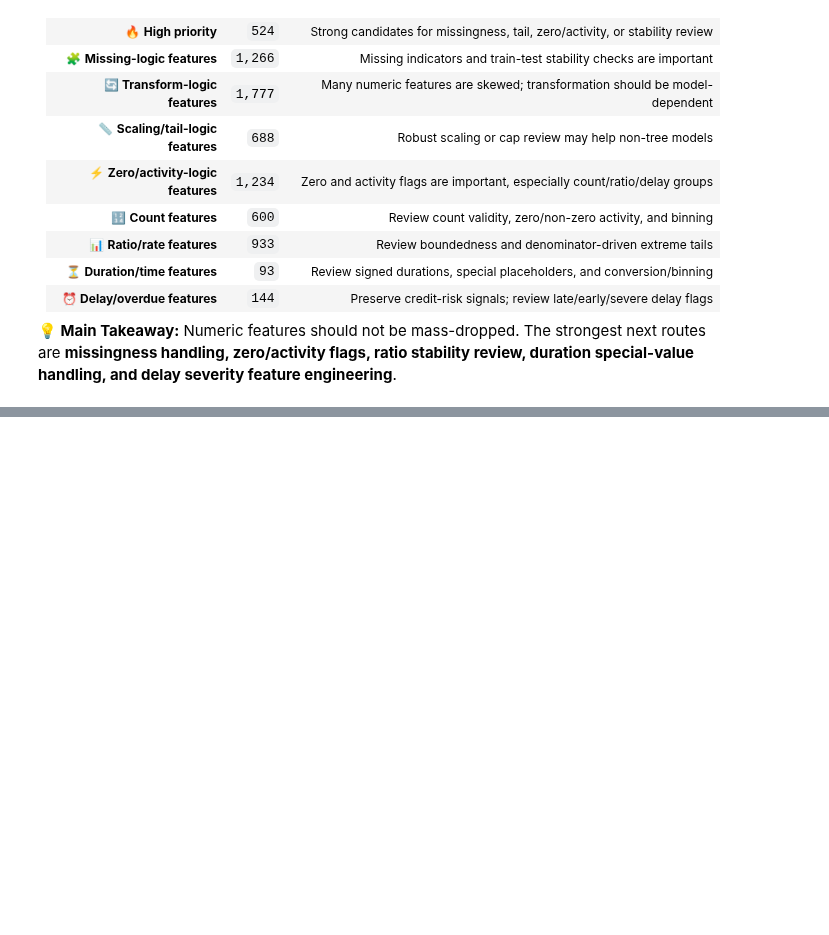
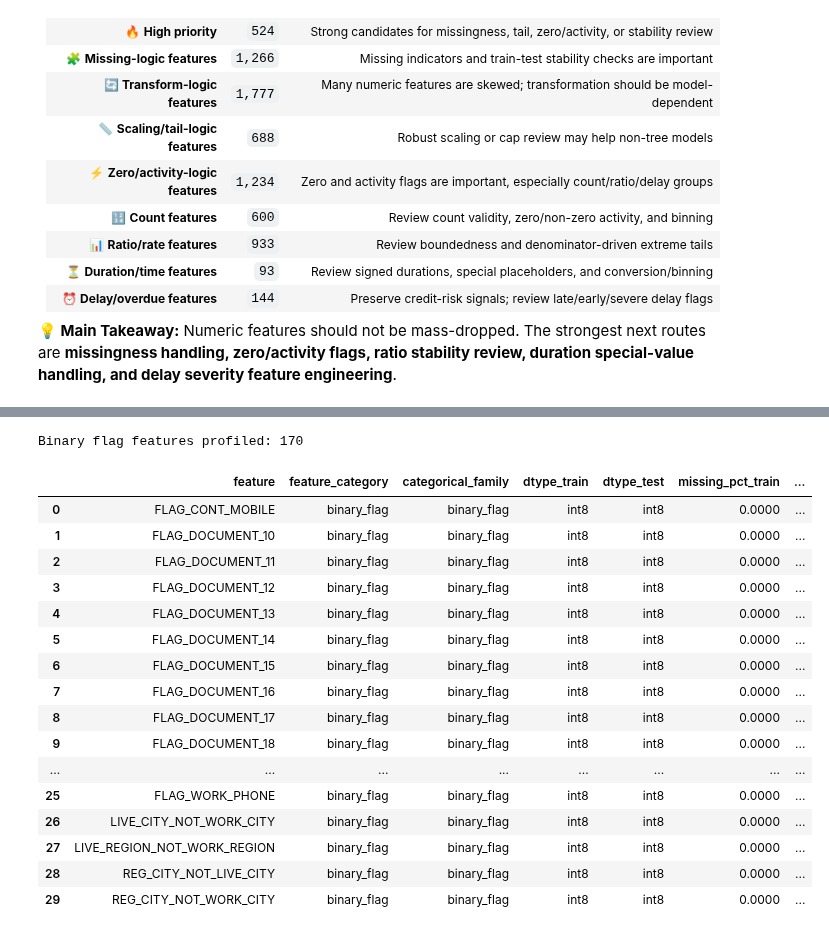
Before and after one commit to kawsar07ahmmed0712-rgb/Credit_Default_Risk, a Jupyter notebook: Notebook/2.Univariate_EDA.ipynb, the cells around one changed output, grey strips where cells are left out. Saved outputs shown, nothing was run; the diff lists cells and outputs as text; code cells hidden in the pictures; blank space fills up the shorter version.

```diff
--- a/Notebook/2.EDA.ipynb
+++ b/Notebook/2.Univariate_EDA.ipynb
@@ -2360,0 +2130,17 @@ Critical priority features: 310
+# %%
+categorical_base = pd.DataFrame([
+    {
+        "feature": feature, "feature_category": feature_category, "categorical_family": categorical_family,
+        "train_present": feature in train_df.columns, "test_present": feature in test_df.columns,
+        "dtype_train": str(train_df[feature].dtype) if feature in train_df.columns else "not_present",
+        "dtype_test": str(test_df[feature].dtype) if feature in test_df.columns else "not_present"
+    }
+    for feature_category, (list_name, categorical_family) in CATEGORICAL_CATEGORY_CONFIG.items()
+    for feature in feature_lists.get(list_name, [])
+    if feature not in [ID_COL, TARGET_COL]
+]).drop_duplicates(subset="feature").reset_index(drop=True)
+
+categorical_features = categorical_base["feature"].tolist()
+
+print(f"Binary / categorical features prepared: {len(categorical_features)}")
+categorical_base["categorical_family"].value_counts()
@@ -2360,0 +2164,48 @@ Critical priority features: 310
+# %%
+binary_flag_features = categorical_base.loc[categorical_base["categorical_family"].eq("binary_flag"), "feature"].tolist()
+
+def binary_flag_info_row(feature):
+    s = train_df[feature]
+    t = test_df[feature] if feature in test_df.columns else pd.Series(dtype=s.dtype)
+
+    s_non_null, t_non_null = s.dropna(), t.dropna()
+    s_value_pct = s_non_null.value_counts(normalize=True) * 100
+    t_value_pct = t_non_null.value_counts(normalize=True) * 100
+
+    return {
+        "feature": feature, "feature_category": "binary_flag", "categorical_family": "binary_flag",
+        "dtype_train": str(s.dtype), "dtype_test": str(t.dtype) if len(t) else "not_present",
+        "missing_pct_train": s.isna().mean() * 100, "missing_pct_test": t.isna().mean() * 100 if len(t) else np.nan,
+        "n_unique_train": s.nunique(dropna=True), "n_unique_test": t.nunique(dropna=True) if len(t) else np.nan,
+        "zero_pct_train": s_value_pct.get(0, 0), "one_pct_train": s_value_pct.get(1, 0),
+        "zero_pct_test": t_value_pct.get(0, 0), "one_pct_test": t_value_pct.get(1, 0),
+        "one_pct_gap": abs(s_value_pct.get(1, 0) - t_value_pct.get(1, 0)) if len(t) else np.nan,
+        "top_value_train": s_value_pct.index[0] if len(s_value_pct) else np.nan, "top_value_pct_train": s_value_pct.iloc[0] if len(s_value_pct) else np.nan,
+        "top_value_test": t_value_pct.index[0] if len(t_value_pct) else np.nan, "top_value_pct_test": t_value_pct.iloc[0] if len(t_value_pct) else np.nan,
+        "constant_train": s.nunique(dropna=False) <= 1, "constant_test": t.nunique(dropna=False) <= 1 if len(t) else np.nan,
+        "sample_values": " | ".join(s_non_null.drop_duplicates().head(10).astype(str).tolist())
+    }
+
+binary_flag_info = pd.DataFrame([binary_flag_info_row(feature) for feature in binary_flag_features])
+
+print(f"Binary flag features profiled: {binary_flag_info.shape[0]}")
+binary_flag_info.head(30)
+# %% [output]
+Binary flag features profiled: 170
+|  | feature | feature_category | categorical_family | dtype_train | dtype_test | missing_pct_train | ... |
+| 0 | FLAG_CONT_MOBILE | binary_flag | binary_flag | int8 | int8 | 0.0000 | ... |
+| 1 | FLAG_DOCUMENT_10 | binary_flag | binary_flag | int8 | int8 | 0.0000 | ... |
+| 2 | FLAG_DOCUMENT_11 | binary_flag | binary_flag | int8 | int8 | 0.0000 | ... |
+| 3 | FLAG_DOCUMENT_12 | binary_flag | binary_flag | int8 | int8 | 0.0000 | ... |
+| 4 | FLAG_DOCUMENT_13 | binary_flag | binary_flag | int8 | int8 | 0.0000 | ... |
+| 5 | FLAG_DOCUMENT_14 | binary_flag | binary_flag | int8 | int8 | 0.0000 | ... |
+| 6 | FLAG_DOCUMENT_15 | binary_flag | binary_flag | int8 | int8 | 0.0000 | ... |
+| 7 | FLAG_DOCUMENT_16 | binary_flag | binary_flag | int8 | int8 | 0.0000 | ... |
+| 8 | FLAG_DOCUMENT_17 | binary_flag | binary_flag | int8 | int8 | 0.0000 | ... |
+| 9 | FLAG_DOCUMENT_18 | binary_flag | binary_flag | int8 | int8 | 0.0000 | ... |
+| ... | ... | ... | ... | ... | ... | ... | ... |
+| 25 | FLAG_WORK_PHONE | binary_flag | binary_flag | int8 | int8 | 0.0000 | ... |
+| 26 | LIVE_CITY_NOT_WORK_CITY | binary_flag | binary_flag | int8 | int8 | 0.0000 | ... |
+| 27 | LIVE_REGION_NOT_WORK_REGION | binary_flag | binary_flag | int8 | int8 | 0.0000 | ... |
+| 28 | REG_CITY_NOT_LIVE_CITY | binary_flag | binary_flag | int8 | int8 | 0.0000 | ... |
+| 29 | REG_CITY_NOT_WORK_CITY | binary_flag | binary_flag | int8 | int8 | 0.0000 | ... |
```
Also changed, not shown: parts of 27 cells of this notebook, 41 other files.
